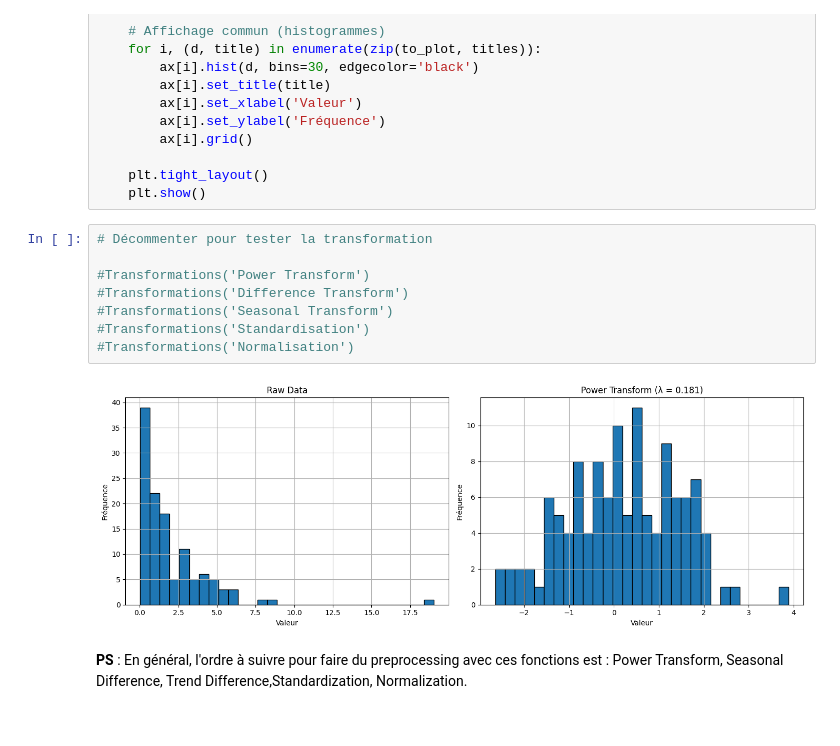
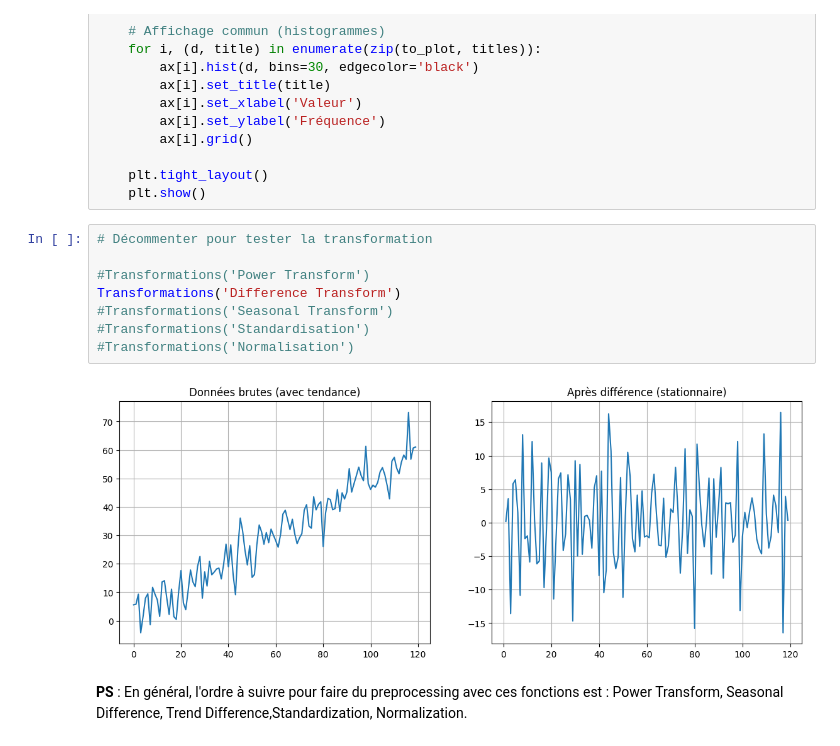
Before and after one commit to BenaribIlyes/Edge_computing, a Jupyter notebook: edge_computing_v2.ipynb, the cells around one changed output. Drawn from its saved outputs; the diff is of its cells as text.

```diff
--- a/edge_computing_v2.ipynb
+++ b/edge_computing_v2.ipynb
@@ -313,12 +313,12 @@ def Transformations(transformer, num_points=120):
 # %%
 # Décommenter pour tester la transformation
 
 #Transformations('Power Transform')
-#Transformations('Difference Transform')
+Transformations('Difference Transform')
 #Transformations('Seasonal Transform')
 #Transformations('Standardisation')
 #Transformations('Normalisation')
 # %% [output]
-[figure, old version]
+[figure, new version]
 # %% [markdown]
 **PS** : En général, l'ordre à suivre pour faire du preprocessing avec ces fonctions est : Power Transform, Seasonal Difference, Trend Difference,Standardization, Normalization.
```
Also changed, not shown: parts of 7 cells of this notebook.
